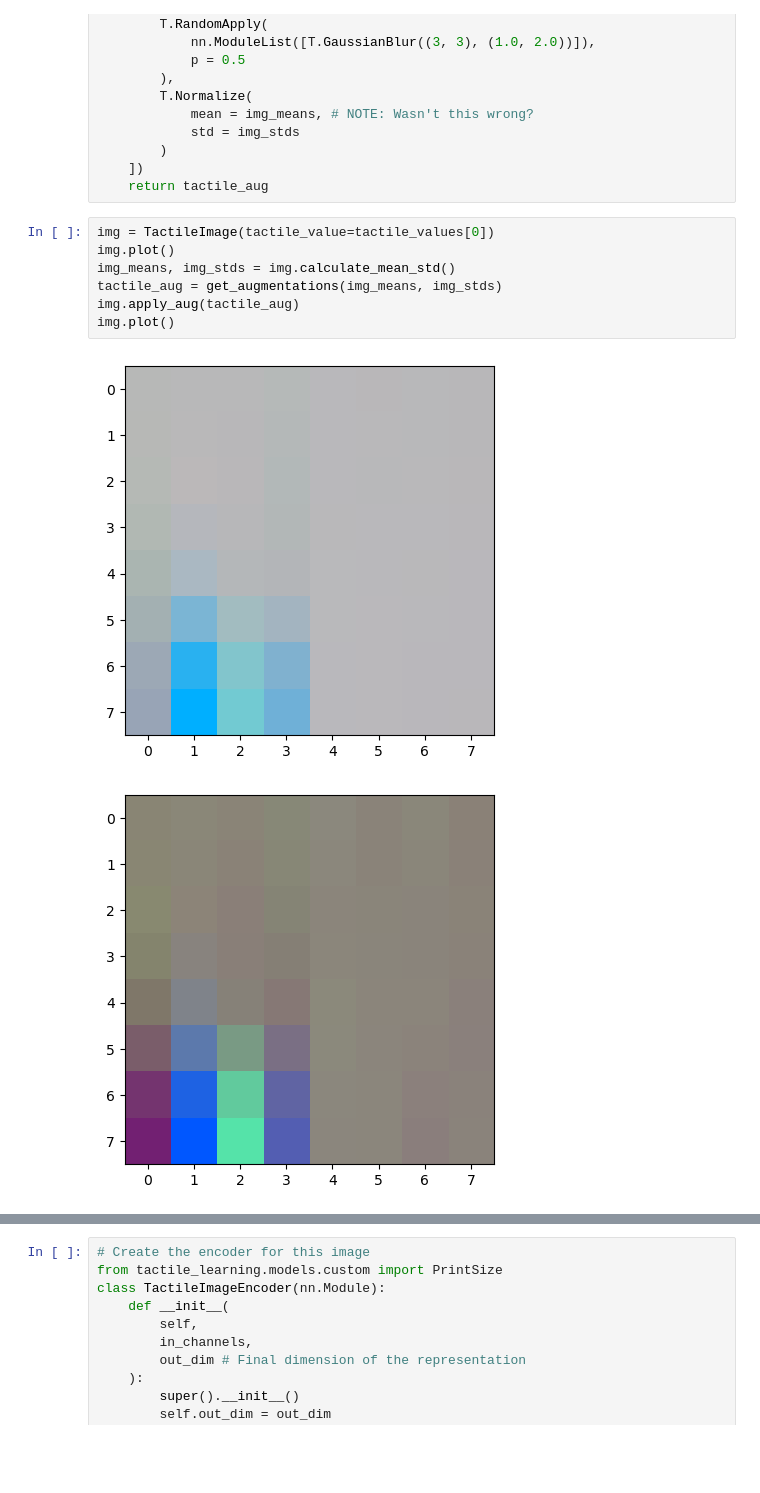
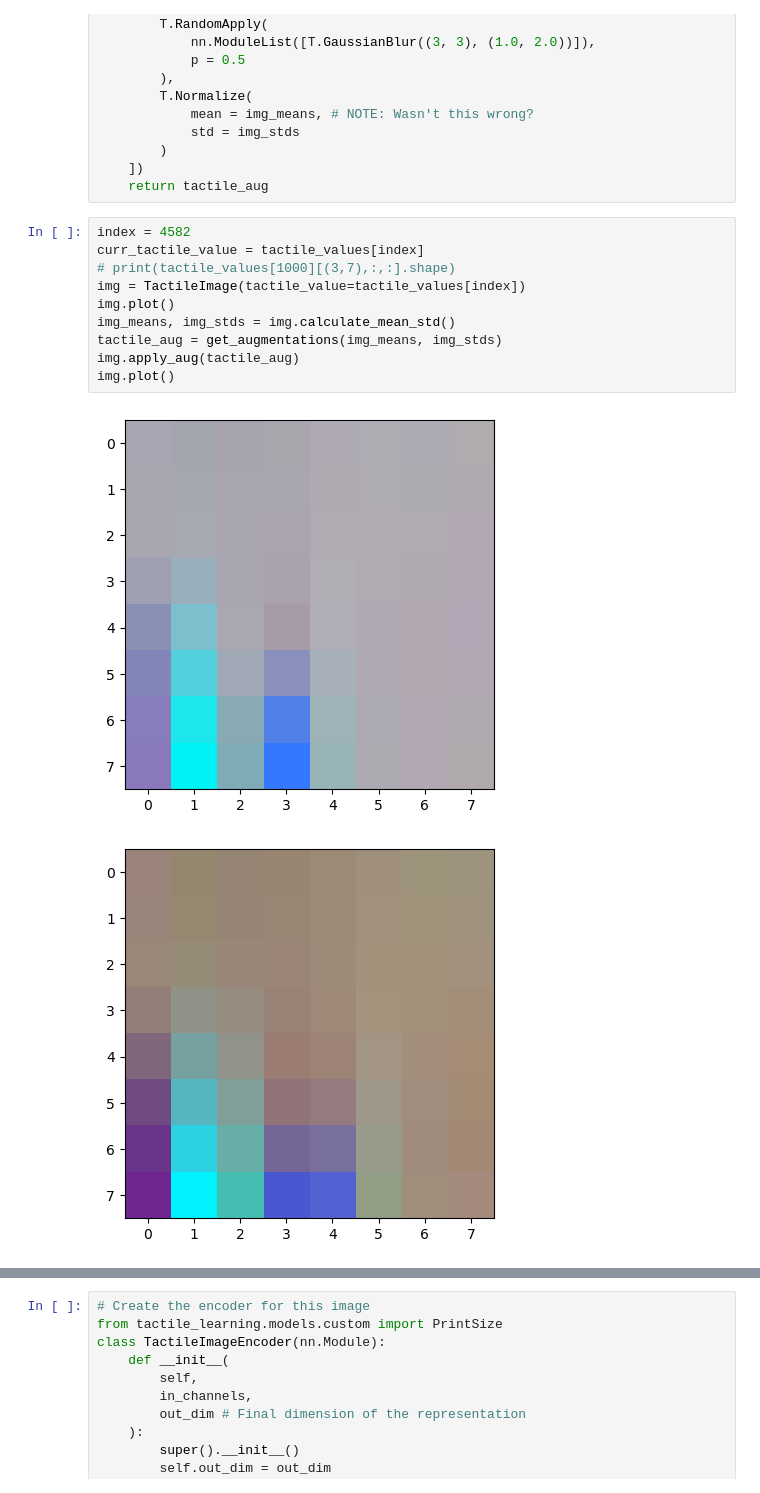
Before and after one commit to aadhithya14/tactile-learning-new-hand, a Jupyter notebook: notebooks/tactile_image.ipynb, the cells around one changed output, grey strips where cells are left out. Drawn from its saved outputs; the diff is of its cells as text; blank space fills up the shorter version.

```diff
--- a/notebooks/tactile_image.ipynb
+++ b/notebooks/tactile_image.ipynb
@@ -91,12 +91,15 @@ def get_augmentations(img_means, img_stds):
     ])
     return tactile_aug
 # %%
-img = TactileImage(tactile_value=tactile_values[0])
+index = 4582
+curr_tactile_value = tactile_values[index]
+# print(tactile_values[1000][(3,7),:,:].shape)
+img = TactileImage(tactile_value=tactile_values[index])
 img.plot()
 img_means, img_stds = img.calculate_mean_std()
 tactile_aug = get_augmentations(img_means, img_stds)
 img.apply_aug(tactile_aug)
 img.plot()
 # %% [output]
-[figure, old version]
+[figure, new version]
-[figure, old version]
+[figure, new version]
```
Also changed, not shown: parts of 2 cells of this notebook, 9 other files.
